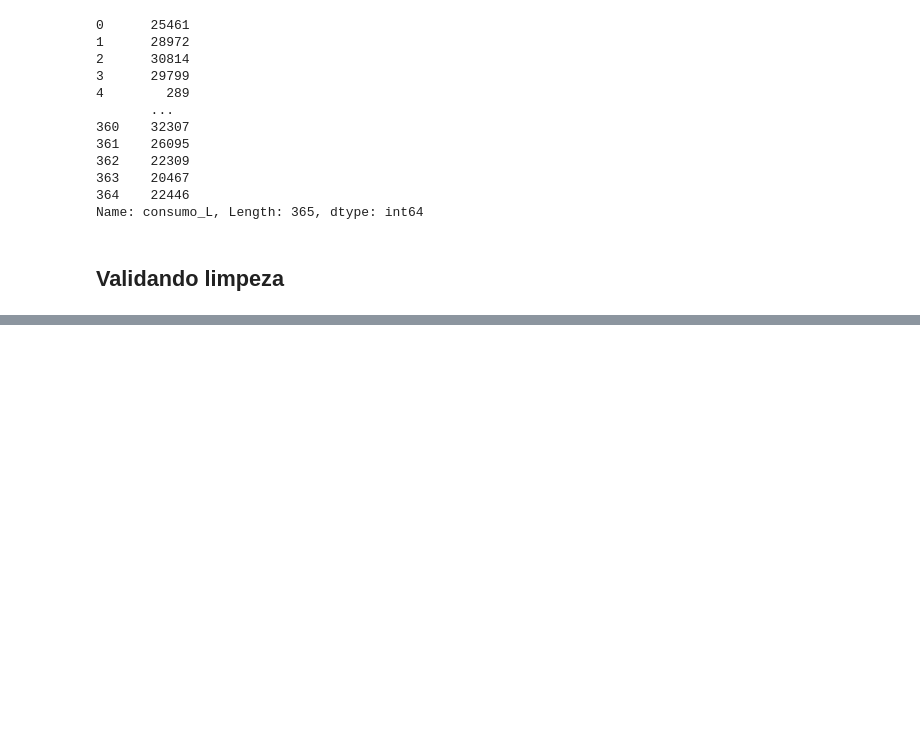
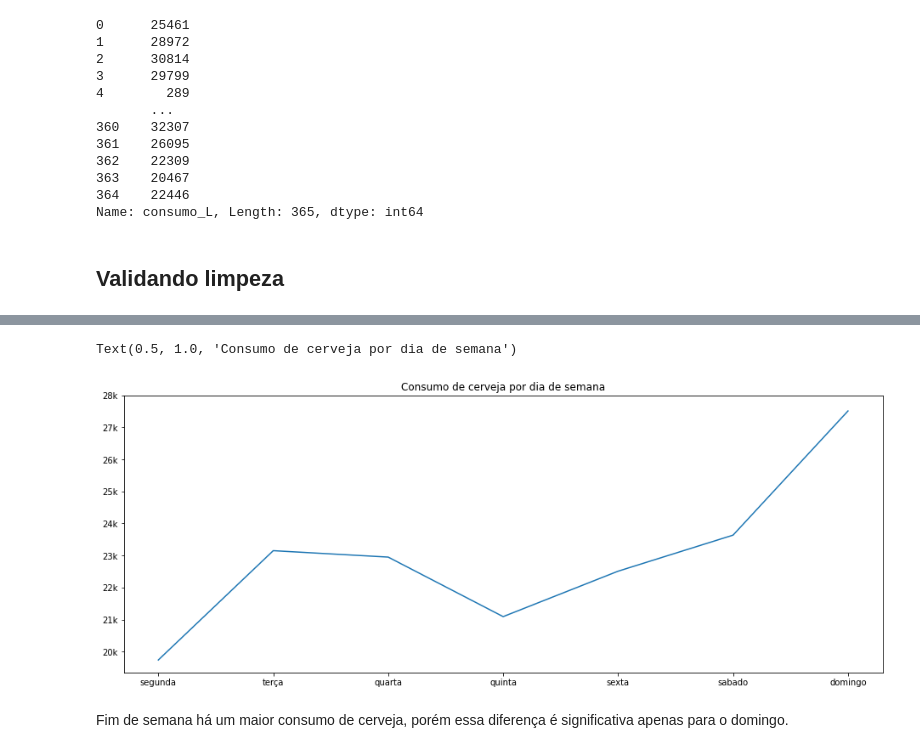
Before and after one commit to thpomari/posgraduacao, a Jupyter notebook: atividades/avaliacao_2/Avaliacao-2.ipynb, the cells around one changed output, grey strips where cells are left out. Drawn from its saved outputs; the diff is of its cells as text; code cells hidden in the pictures; blank space fills up the shorter version.

```diff
--- a/atividades/avaliacao_2/Avaliacao-2.ipynb
+++ b/atividades/avaliacao_2/Avaliacao-2.ipynb
@@ -548,0 +567,19 @@ df_informativo
+# %%
+df_aux = df_consumo_cerveja_limpo[['dia_semana', 'consumo_L']].groupby('dia_semana')\
+                                                                .agg({'consumo_L':'mean'})\
+                                                                .round(2)\
+                                                                .reset_index()
+df_aux.replace({
+                'segunda-feira':'segunda',
+                'terça-feira':'terça',
+                'quarta-feira':'quarta',
+                'quinta-feira':'quinta',
+                'sexta-feira':'sexta',
+                'sabado':'sabado',
+                'domingo':'domingo'
+            }, inplace=True)
+
+df_aux.dia_semana = pd.Categorical(df_aux.dia_semana,
+                                   ['segunda', 'terça', 'quarta', 'quinta', 'sexta', 'sabado', 'domingo'],
+                                   ordered=True)
+df_aux.sort_values('dia_semana')
@@ -548,0 +595,16 @@ df_informativo
+# %%
+plt.figure(figsize=(16, 6))
+ax = sns.lineplot(data=df_aux, x='dia_semana', y='consumo_L')
+
+ax.set_xlabel('')
+ax.set_ylabel('')
+
+ax.set_yticks(np.arange(20000, 29000, 1000, dtype=object))
+ax.set_yticklabels([label + 'k' for label in list(map(str, np.arange(20, 29, 1, dtype=object)))])
+
+plt.title('Consumo de cerveja por dia de semana')
+# %% [output]
+Text(0.5, 1.0, 'Consumo de cerveja por dia de semana')
+[figure, added]
+# %% [markdown]
+Fim de semana há um maior consumo de cerveja, porém essa diferença é significativa apenas para o domingo.
```
Also changed, not shown: parts of 66 cells of this notebook, 1 other file.
